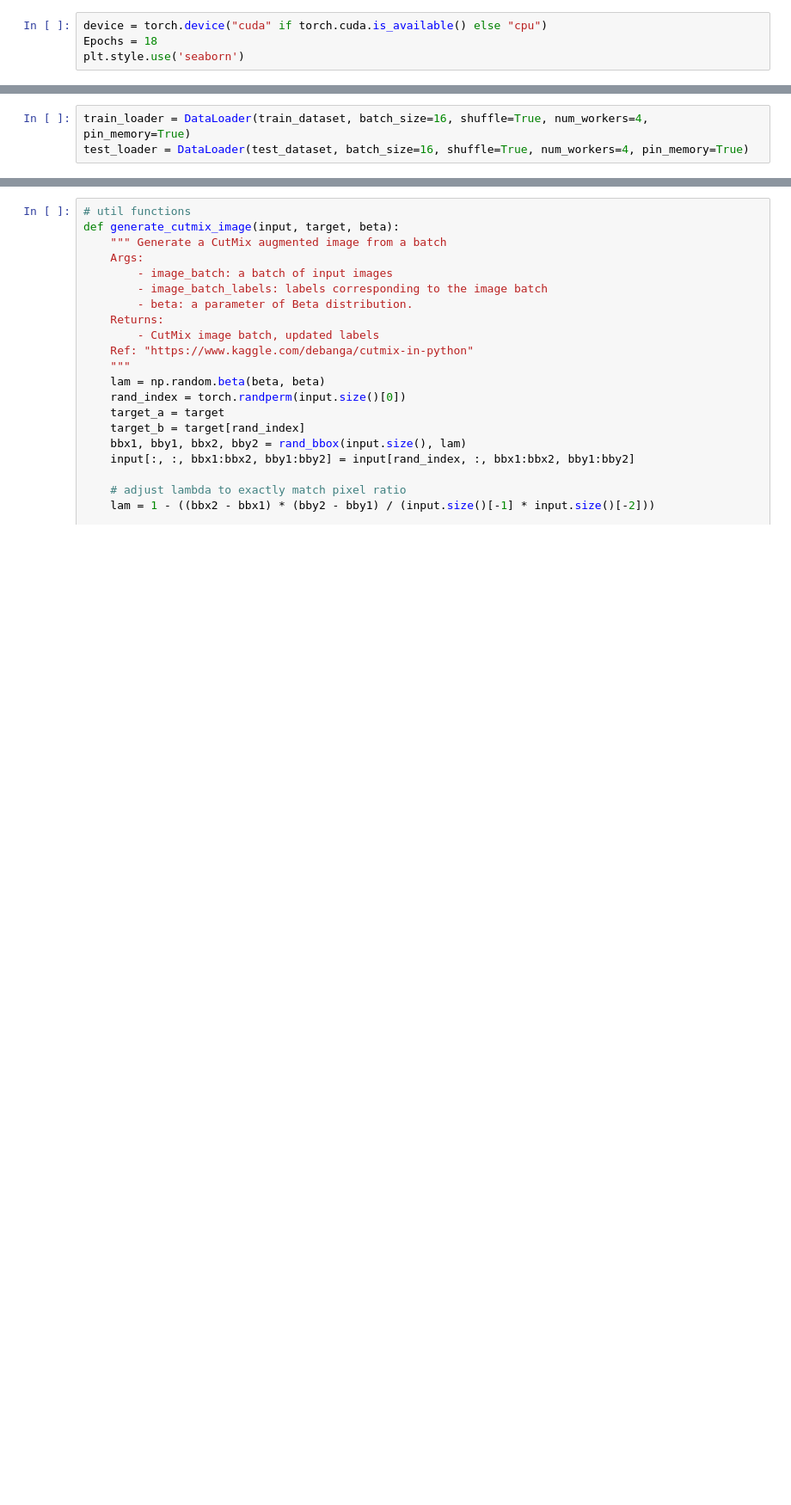
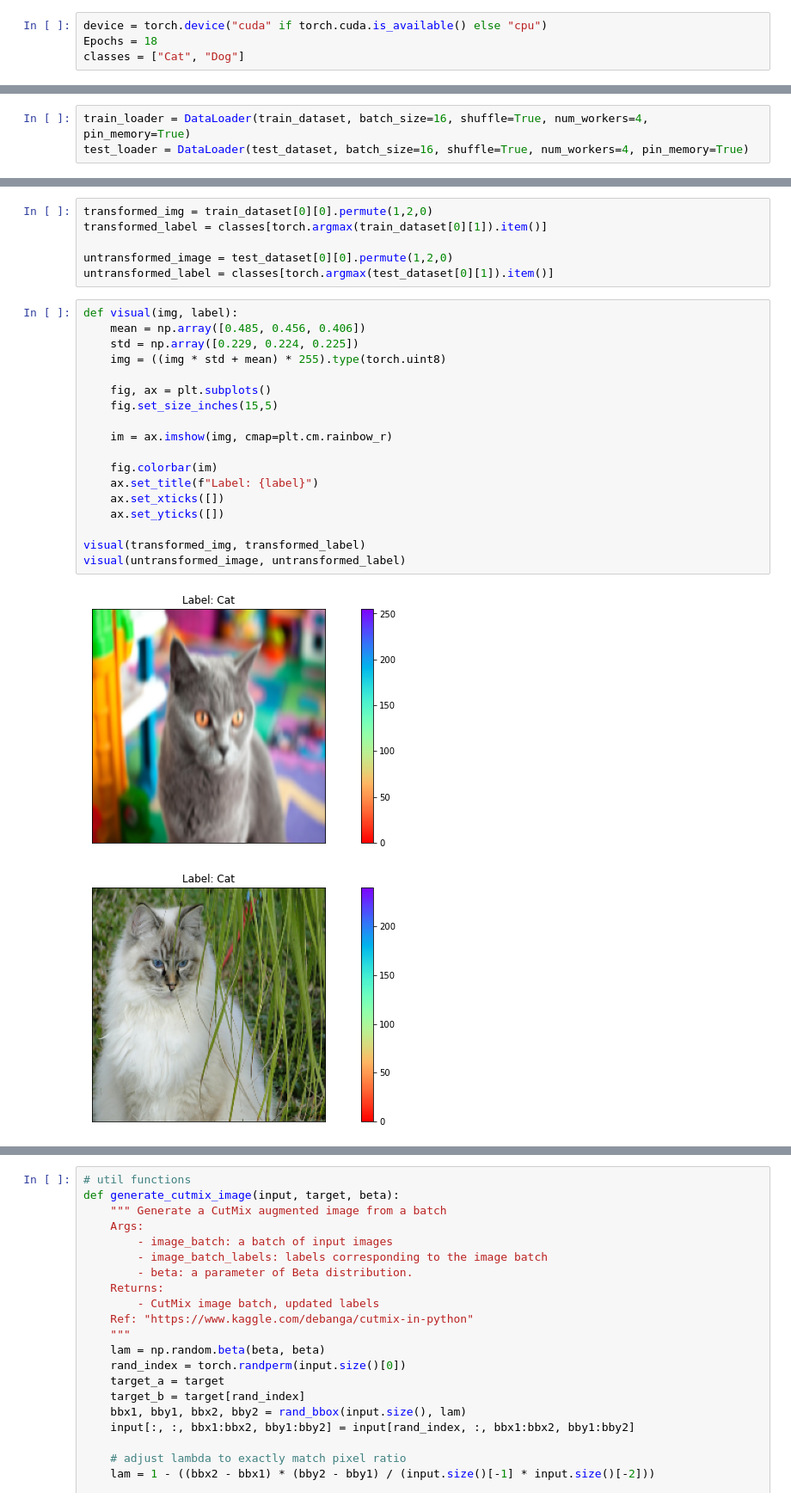
Before and after one commit to vardeep-sandhu/CudaLab, a Jupyter notebook: Sheet04/Sheet04.ipynb, the cells around one changed output, grey strips where cells are left out. Shown at 86% size. Saved outputs shown, nothing was run; the diff lists cells and outputs as text; blank space fills up the shorter version.

```diff
--- a/Sheet04/Sheet04.ipynb
+++ b/Sheet04/Sheet04.ipynb
@@ -20,7 +21,7 @@ from sklearn.svm import LinearSVC
 # %%
 device = torch.device("cuda" if torch.cuda.is_available() else "cpu")
 Epochs = 18
-plt.style.use('seaborn')
+classes = ["Cat", "Dog"]
 # %%
 # download dataset
 # !wget -O dataset.tar.gz https://www.robots.ox.ac.uk/~vgg/data/pets/data/images.tar.gz
@@ -108,3 +113,30 @@ test_loader = DataLoader(test_dataset, batch_size=16, shuffle=True, num_workers=
+# %%
+transformed_img = train_dataset[0][0].permute(1,2,0)
+transformed_label = classes[torch.argmax(train_dataset[0][1]).item()]
+
+untransformed_image = test_dataset[0][0].permute(1,2,0)
+untransformed_label = classes[torch.argmax(test_dataset[0][1]).item()]
+# %%
+def visual(img, label):
+    mean = np.array([0.485, 0.456, 0.406])
+    std = np.array([0.229, 0.224, 0.225])
+    img = ((img * std + mean) * 255).type(torch.uint8)
+
+    fig, ax = plt.subplots()
+    fig.set_size_inches(15,5)
+
+    im = ax.imshow(img, cmap=plt.cm.rainbow_r)
+
+    fig.colorbar(im)
+    ax.set_title(f"Label: {label}")
+    ax.set_xticks([])
+    ax.set_yticks([])
+
+visual(transformed_img, transformed_label)
+visual(untransformed_image, untransformed_label)
+# %% [output]
+[figure, added]
+[figure, added]
 # %%
 def train(model, train_loader, optimizer, criterion, epoch, allow_cutmix):
     """
```
Also changed, not shown: parts of 32 cells of this notebook, 1 other file.
